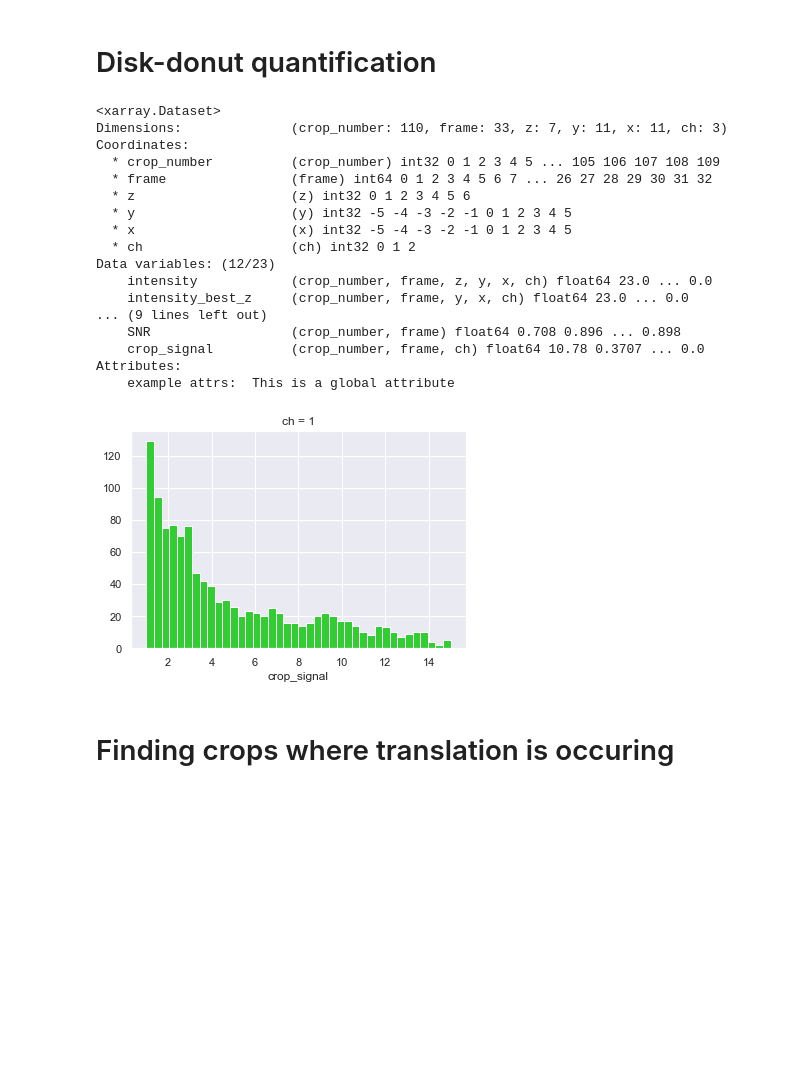
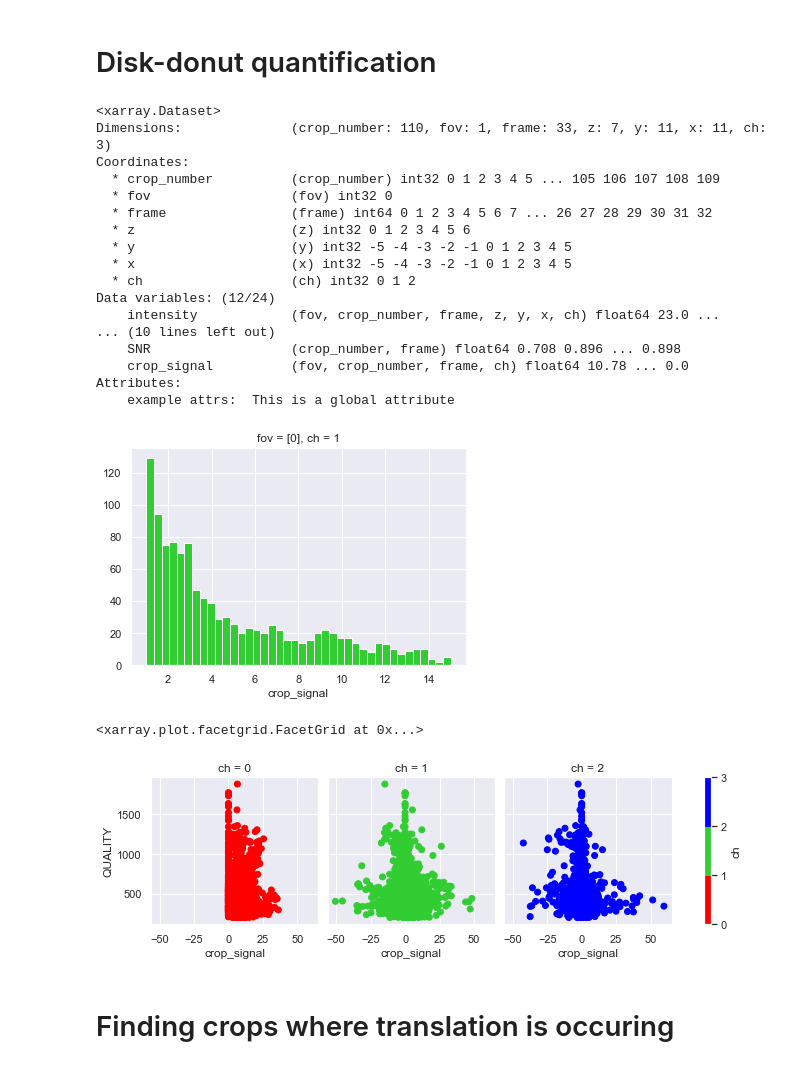
Before and after one commit to Colorado-State-University-Stasevich-Lab/croparray, a Jupyter notebook: notebooks/WorkingWithTrackArrays.ipynb, the cells around one changed output. Saved outputs shown, nothing was run; the diff lists cells and outputs as text; code cells hidden in the pictures; blank space fills up the shorter version.

```diff
--- a/notebooks/WorkingWithTrackArrays.ipynb
+++ b/notebooks/WorkingWithTrackArrays.ipynb
@@ -132,6 +132,11 @@ z=np.arange(ca.z_slices())
 y=np.arange(-ca.crop_pad,ca.crop_pad+1)
 x=np.arange(-ca.crop_pad,ca.crop_pad+1)
 ch=np.arange(ca.n_channels())
-int = xr.DataArray(ca.crops(), coords=[crop_number,frame,z,y,x,ch], dims=["crop_number","frame","z","y","x","ch"])
-best_z_int = xr.DataArray(ca.array_to_crops(best_z),coords=[crop_number,frame,y,x,ch],dims=["crop_number","frame","y","x","ch"])
-best_z_bg_int = xr.DataArray(ca.array_to_crops(best_z_bg),coords=[crop_number,frame,y,x,ch],dims=["crop_number","frame","y","x","ch"])
+fov=np.arange(1)
+dx = xr.DataArray(130, coords=[fov],dims=['fov'],attrs={'units':'nm'}) # can set attributes here to get unit measure
+dy = xr.DataArray(130, coords=[fov],dims=['fov'],attrs={'units':'nm'}) # can set attributes here to get unit measure
+dz = xr.DataArray(500, coords=[fov],dims=['fov'],attrs={'units':'nm'}) # can set attributes here to get unit measure
+dt = xr.DataArray(1, coords=[fov],dims=['fov'],attrs={'units':'sec'}) # can set attributes here to get unit measure
+int = xr.DataArray(np.array([ca.crops()]), coords=[fov,crop_number,frame,z,y,x,ch], dims=["fov","crop_number","frame","z","y","x","ch"])
+best_z_int = xr.DataArray(np.array([ca.array_to_crops(best_z)]),coords=[fov,crop_number,frame,y,x,ch],dims=["fov","crop_number","frame","y","x","ch"])
+best_z_bg_int = xr.DataArray(np.array([ca.array_to_crops(best_z_bg)]),coords=[fov,crop_number,frame,y,x,ch],dims=["fov","crop_number","frame","y","x","ch"])
@@ -140,7 +149,8 @@ best_z_bg_int = xr.DataArray(ca.array_to_crops(best_z_bg),coords=[crop_number,fr
 my_ds = xr.Dataset({
 'intensity':int,
 'intensity_best_z':best_z_int,
-'intensity_best_z_bg':best_z_bg_int
+'intensity_best_z_bg':best_z_bg_int,
+'x_dim': x_dim
 },
 attrs = {'example attrs':'This is a global attribute'}
 )
@@ -179,27 +189,32 @@ my_ds['crop_signal'] = my_signal
 my_ds
 # %% [output]
 <xarray.Dataset>
-Dimensions:              (crop_number: 110, frame: 33, z: 7, y: 11, x: 11, ch: 3)
+Dimensions:              (crop_number: 110, fov: 1, frame: 33, z: 7, y: 11, x: 11, ch: 3)
 Coordinates:
   * crop_number          (crop_number) int32 0 1 2 3 4 5 ... 105 106 107 108 109
+  * fov                  (fov) int32 0
   * frame                (frame) int64 0 1 2 3 4 5 6 7 ... 26 27 28 29 30 31 32
   * z                    (z) int32 0 1 2 3 4 5 6
   * y                    (y) int32 -5 -4 -3 -2 -1 0 1 2 3 4 5
   * x                    (x) int32 -5 -4 -3 -2 -1 0 1 2 3 4 5
   * ch                   (ch) int32 0 1 2
-Data variables: (12/23)
-    intensity            (crop_number, frame, z, y, x, ch) float64 23.0 ... 0.0
-    intensity_best_z     (crop_number, frame, y, x, ch) float64 23.0 ... 0.0
-... (9 lines left out)
+Data variables: (12/24)
+    intensity            (fov, crop_number, frame, z, y, x, ch) float64 23.0 ...
+... (10 lines left out)
     SNR                  (crop_number, frame) float64 0.708 0.896 ... 0.898
-    crop_signal          (crop_number, frame, ch) float64 10.78 0.3707 ... 0.0
+    crop_signal          (fov, crop_number, frame, ch) float64 10.78 ... 0.0
 Attributes:
     example attrs:  This is a global attribute
 # %%
 sns.set_palette(['limegreen','blue'])
 my_ds.crop_signal.sel(ch=1).rolling(frame=5,center=True).mean().plot.hist(bins=40,range=(1,15));
 # %% [output]
-[figure, old version]
+[figure, new version]
+# %%
+my_ds.plot.scatter(x='crop_signal',y='QUALITY',col='ch',hue='ch',colors=['red','limegreen','blue'],levels=[0,1,2,3])
+# %% [output]
+<xarray.plot.facetgrid.FacetGrid at 0x...>
+[figure, added]
 # %% [markdown]
 # Finding crops where translation is occuring
 # %%
```
Also changed, not shown: parts of 18 cells of this notebook, 3 other files.
